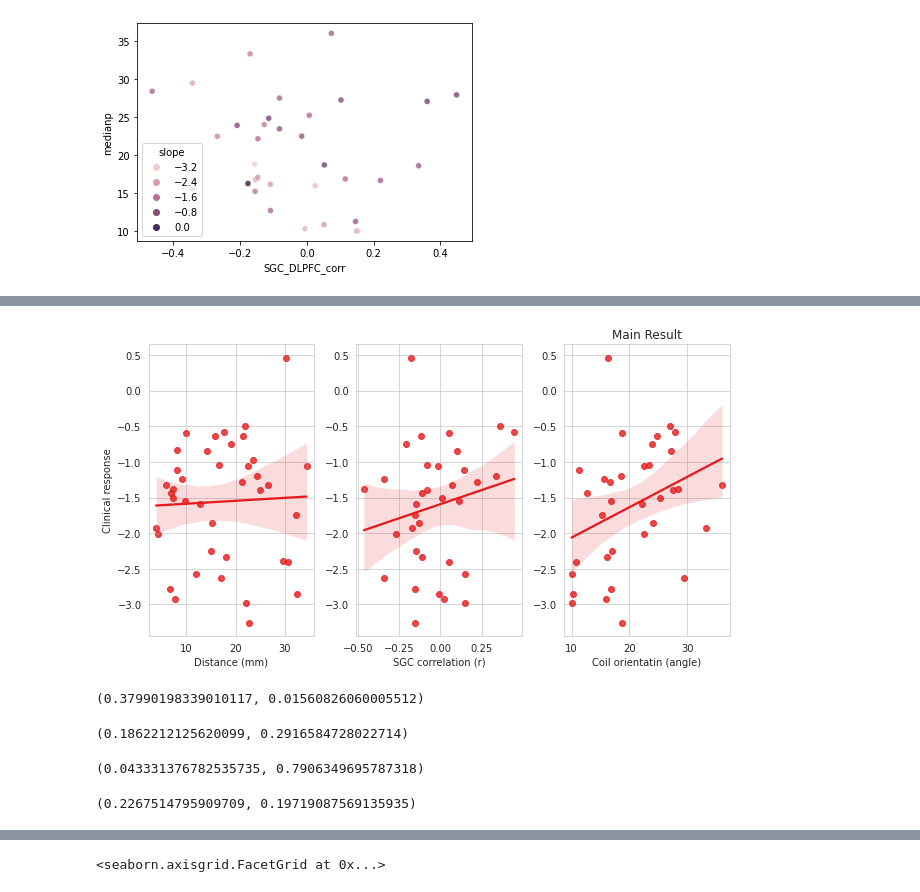
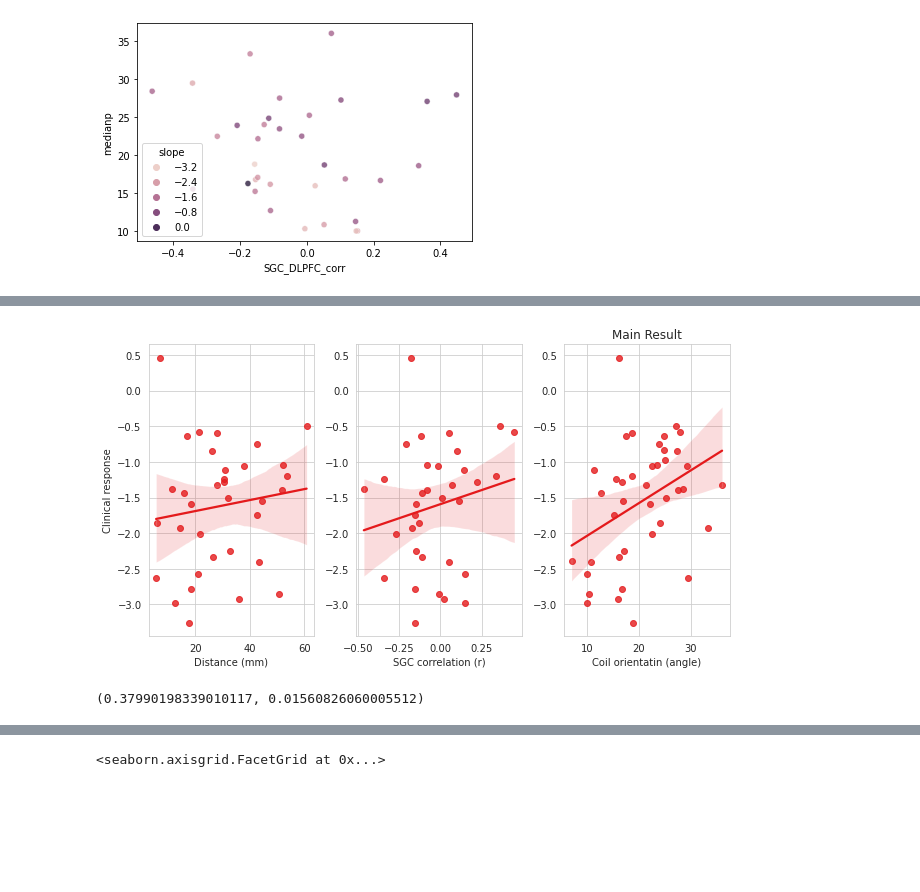
Before and after one commit to argyelan/Publications, a Jupyter notebook: MFG-orientation/MFG-TMSCOIL-ORIENTATION-tp.ipynb, the cells around one changed output, grey strips where cells are left out. Cells and saved outputs as stored; diff of their text form; code cells hidden in the pictures; blank space fills up the shorter version.

Commit message:
distance individual added

```diff
--- a/MFG-orientation/MFG-TMSCOIL-ORIENTATION-tp.ipynb
+++ b/MFG-orientation/MFG-TMSCOIL-ORIENTATION-tp.ipynb
@@ -317,0 +292,9 @@ alldata
+# %%
+angles = pd.read_csv('/src/notebooks/TMS/Angles-rTMS10Hz-hash.csv')
+distance = pd.read_csv('/src/notebooks/TMS/Distance-rTMS10Hz-hash.csv')
+distance_ind = pd.read_csv('/src/notebooks/TMS/IND-Distance-rTMS10Hz-hash.csv')
+distance_ind.columns=['_','distind','id_hash']
+
+clinical = pd.read_csv('/src/notebooks/TMS/clin-slope-rTMS10Hz-hash.csv')
+
+alldata = clinical.merge(distance, on='id_hash').merge(angles, left_on='id_hash', right_on='ptid').drop(columns=['ptid', 'Unnamed: 0_x', 'Unnamed: 0_y', 'Unnamed: 0'])
@@ -360,0 +343,3 @@ alldata2
+# %%
+alldata2=alldata.merge(negcorr[['SGC_DLPFC_corr','id_hash']], on='id_hash').merge(distance_ind,on='id_hash').drop(columns=['_'])
+alldata2
@@ -420,50 +422,39 @@ import pandas as pd
 
 sns.set_style("whitegrid")
 sns.set_palette("Set1")
 # Create a figure with two subplots (1 row, 2 columns)
 fig, axes = plt.subplots(1, 3, figsize=(9, 5))
 plt.title('Main Result')
+
 # Panel A
-sns.regplot(data=alldata, y= 'slope', x='dist', ax = axes[0])
+sns.regplot(data=alldata2, y= 'slope', x='distind', ax = axes[0])
 axes[0].set_title('')
 
 #Panel B
 sns.regplot(data=alldata2, y= 'slope', x='SGC_DLPFC_corr', ax = axes[1])
 axes[0].set_title('')
 
 # Panel C
-sns.regplot(data=alldata2, y= 'slope', x='medianp', ax = axes[2])
+sns.regplot(data=alldata, y= 'slope', x='medianp', ax = axes[2])
 axes[1].set_title('')
 
 # Remove redundant subplot labels
 axes[0].set_ylabel('Clinical response')
 axes[1].set_ylabel('')
 axes[2].set_ylabel('')
 axes[0].set_xlabel('Distance (mm)')
 axes[1].set_xlabel('SGC correlation (r)')
 axes[2].set_xlabel('Coil orientatin (angle)')
 
 # Adjust layout
 plt.tight_layout()
 
 # Show the plot
 plt.show()
 # %% [output]
-[figure, old version]
+[figure, new version]
-# %%
-import scipy.stats
-scipy.stats.pearsonr(alldata['slope'], alldata['medianp'])
-# %% [output]
-(0.37990198339010117, 0.01560826060005512)
-# %%
-scipy.stats.pearsonr(alldata2['slope'], alldata2['SGC_DLPFC_corr'])
-# %% [output]
-(0.1862212125620099, 0.2916584728022714)
-# %%
-scipy.stats.pearsonr(alldata['slope'], alldata['dist'])
-# %% [output]
-(0.043331376782535735, 0.7906349695787318)
-# %%
-scipy.stats.pearsonr(alldata2['SGC_DLPFC_corr'], alldata2['dist'])
-# %% [output]
-(0.2267514795909709, 0.19719087569135935)
+# %%
+import scipy.stats
+scipy.stats.pearsonr(alldata['slope'], alldata['medianp'])
+# %% [output]
+(0.37990198339010117, 0.01560826060005512)
```
Also changed, not shown: parts of 17 cells of this notebook.
